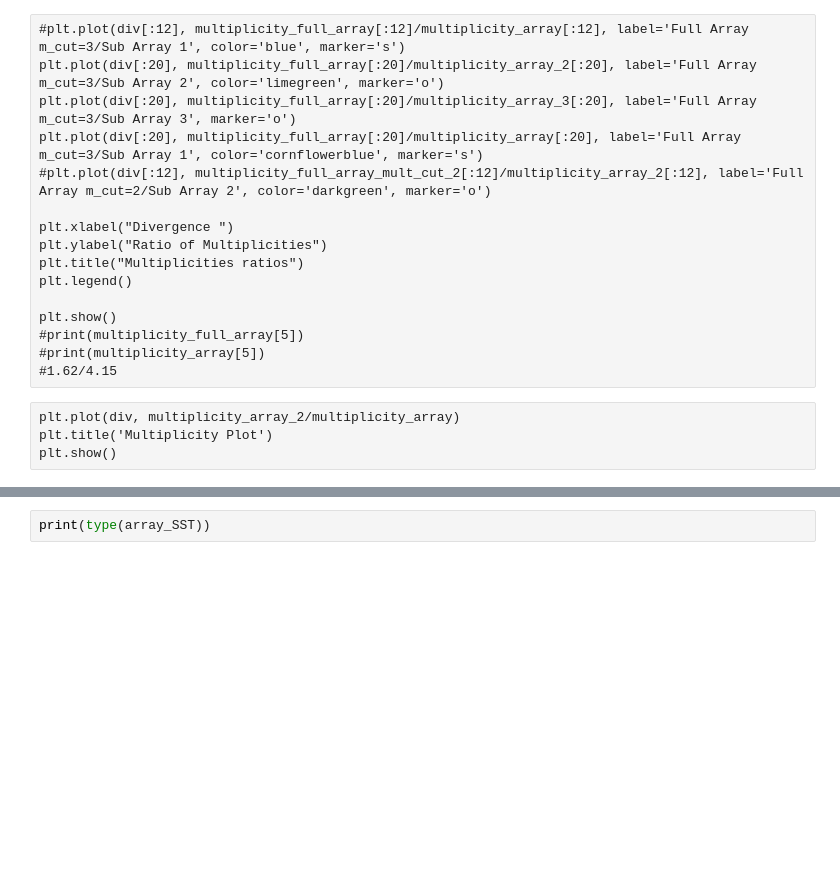
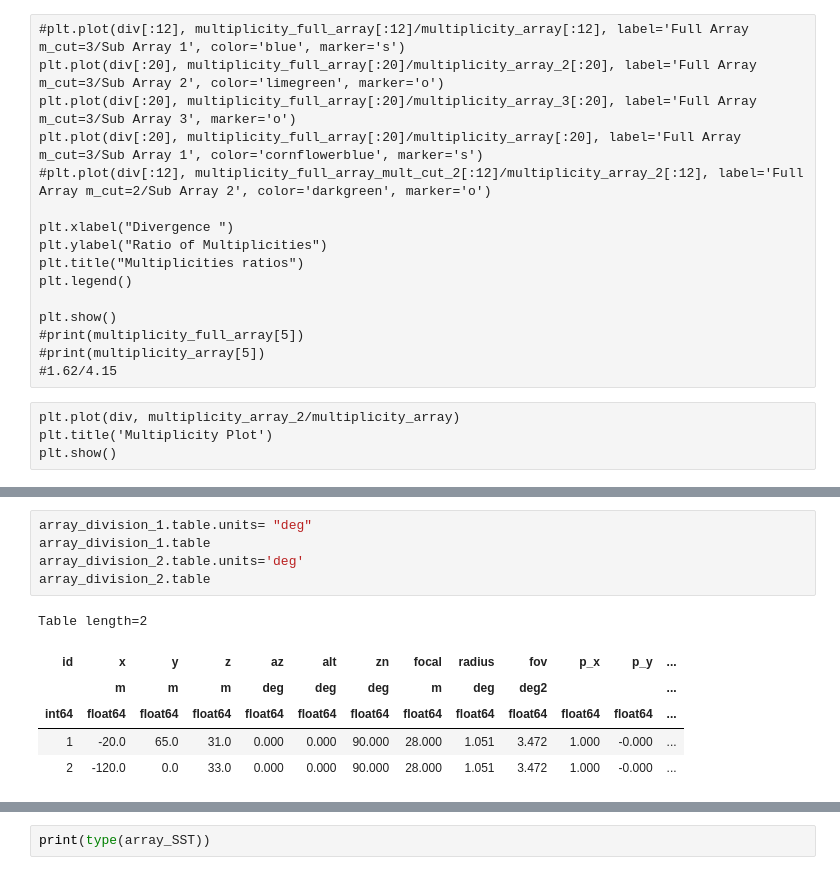
Before and after one commit to SamantaMorales/divtel, a Jupyter notebook: SSTs.ipynb, the cells around one changed output, grey strips where cells are left out. Drawn from its saved outputs; the diff is of its cells as text; blank space fills up the shorter version.

```diff
--- a/SSTs.ipynb
+++ b/SSTs.ipynb
@@ -845,0 +946,12 @@ plt.show()
+# %%
+array_division_1.table.units= "deg"
+array_division_1.table
+array_division_2.table.units='deg'
+array_division_2.table
+# %% [output]
+Table length=2
+| id | x | y | z | az | alt | zn | focal | radius | fov | p_x | p_y | ... |
+|  | m | m | m | deg | deg | deg | m | deg | deg2 |  |  | ... |
+| int64 | float64 | float64 | float64 | float64 | float64 | float64 | float64 | float64 | float64 | float64 | float64 | ... |
+| 1 | -20.0 | 65.0 | 31.0 | 0.000 | 0.000 | 90.000 | 28.000 | 1.051 | 3.472 | 1.000 | -0.000 | ... |
+| 2 | -120.0 | 0.0 | 33.0 | 0.000 | 0.000 | 90.000 | 28.000 | 1.051 | 3.472 | 1.000 | -0.000 | ... |
```
Also changed, not shown: parts of 24 cells of this notebook, 7 other files.
